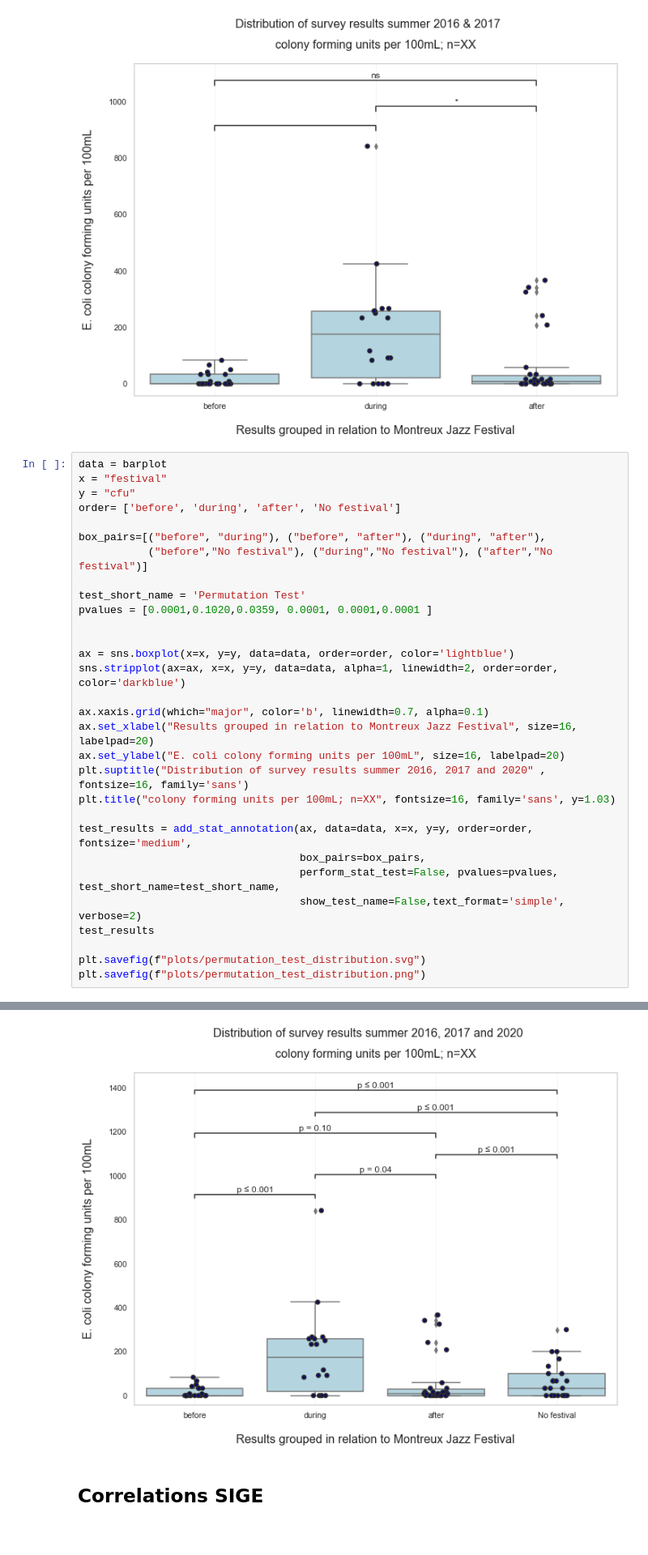
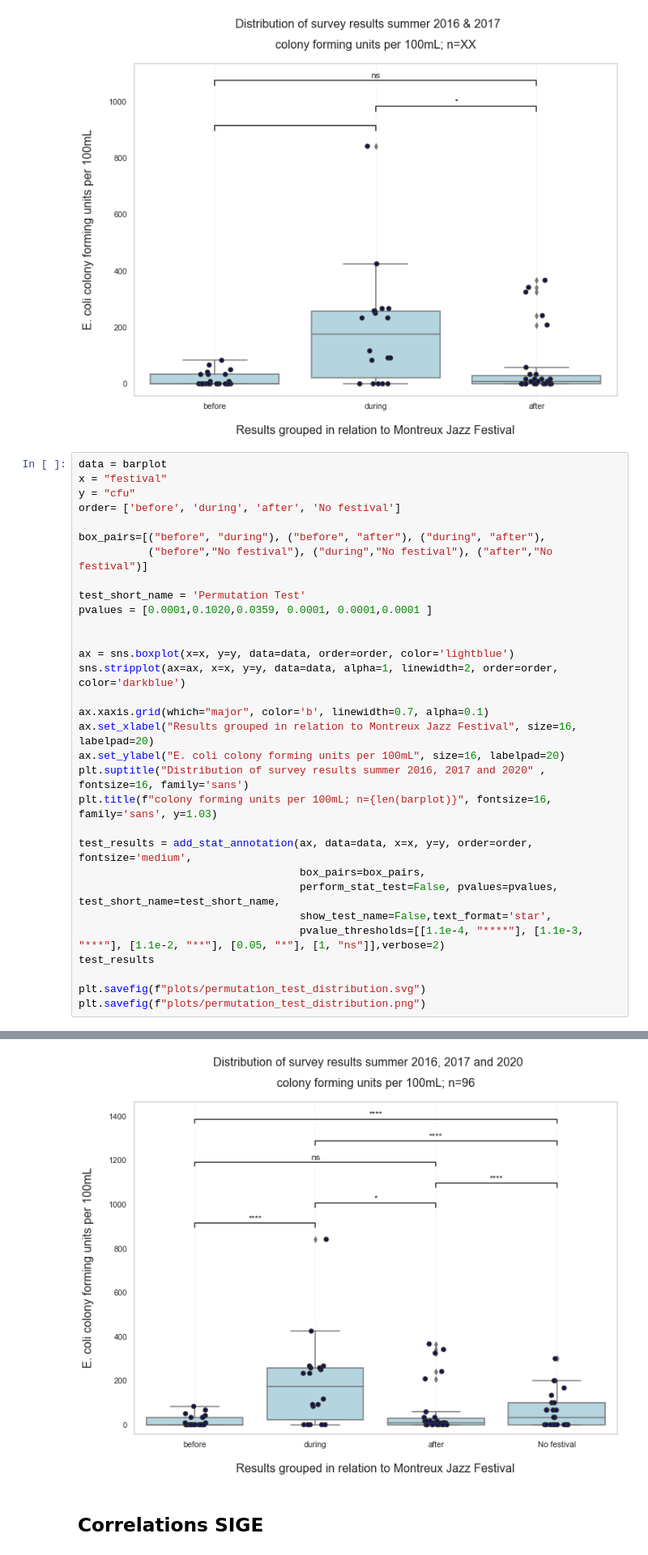
Before and after one commit to Hackuarium/montreux-water-quality, a Jupyter notebook: 2-plots.ipynb, the cells around one changed output, grey strips where cells are left out. Shown at 81% size. Drawn from its saved outputs; the diff is of its cells as text.

Commit message:
No test name on plots

```diff
--- a/2-plots.ipynb
+++ b/2-plots.ipynb
@@ -415,12 +415,13 @@ ax.xaxis.grid(which="major", color='b', linewidth=0.7, alpha=0.1)
 ax.set_xlabel("Results grouped in relation to Montreux Jazz Festival", size=16, labelpad=20)
 ax.set_ylabel("E. coli colony forming units per 100mL", size=16, labelpad=20)
 plt.suptitle("Distribution of survey results summer 2016, 2017 and 2020" , fontsize=16, family='sans')
-plt.title("colony forming units per 100mL; n=XX", fontsize=16, family='sans', y=1.03)
+plt.title(f"colony forming units per 100mL; n={len(barplot)}", fontsize=16, family='sans', y=1.03)
 
 test_results = add_stat_annotation(ax, data=data, x=x, y=y, order=order, fontsize='medium',
                                    box_pairs=box_pairs,
                                    perform_stat_test=False, pvalues=pvalues, test_short_name=test_short_name,
-                                   show_test_name=False,text_format='simple', verbose=2)
+                                   show_test_name=False,text_format='star',
+                                   pvalue_thresholds=[[1.1e-4, "****"], [1.1e-3, "***"], [1.1e-2, "**"], [0.05, "*"], [1, "ns"]],verbose=2)
 test_results
 
 plt.savefig(f"plots/permutation_test_distribution.svg")
@@ -429,9 +437,9 @@ plt.savefig(f"plots/permutation_test_distribution.png")
 before v.s. during: Custom statistical test, P_val:1.000e-04
 during v.s. after: Custom statistical test, P_val:3.590e-02
 after v.s. No festival: Custom statistical test, P_val:1.000e-04
 before v.s. after: Custom statistical test, P_val:1.020e-01
 during v.s. No festival: Custom statistical test, P_val:1.000e-04
 before v.s. No festival: Custom statistical test, P_val:1.000e-04
-[figure, old version]
+[figure, new version]
 # %% [markdown]
 ## Correlations SIGE
```
Also changed, not shown: parts of 1 cell of this notebook, 2 other files.
